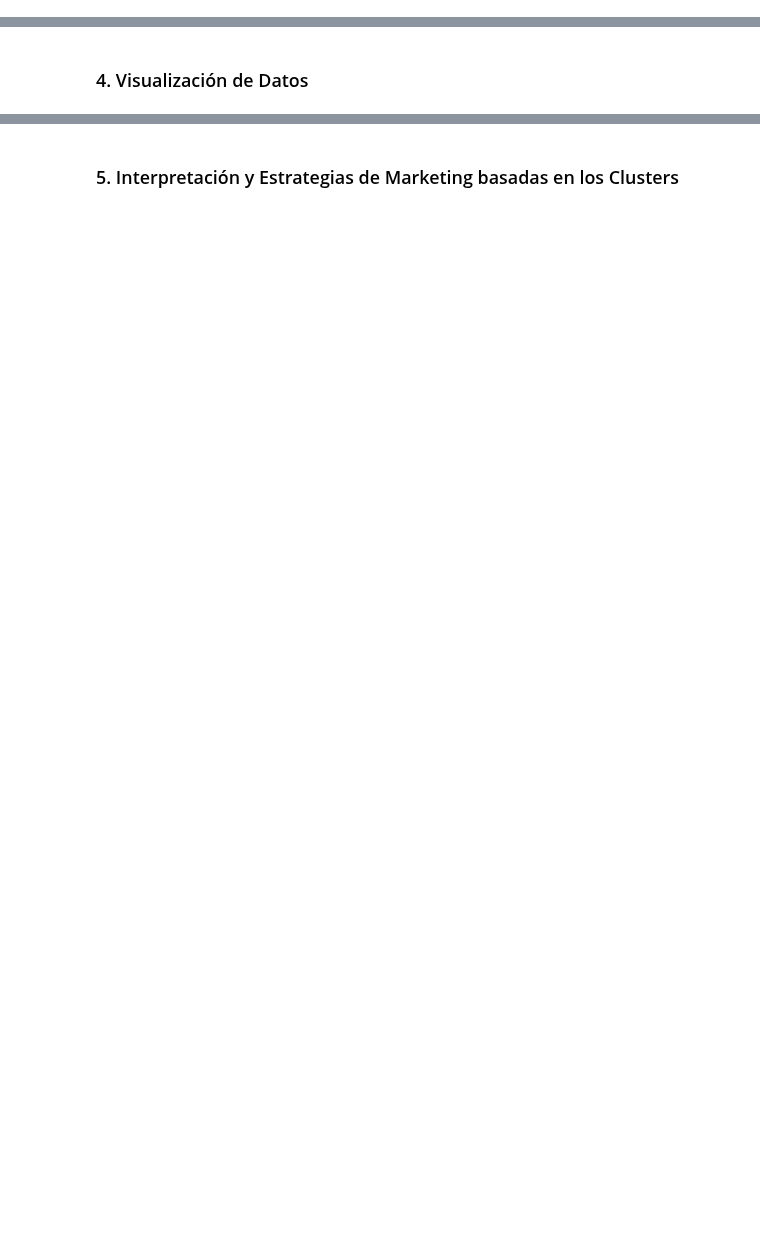
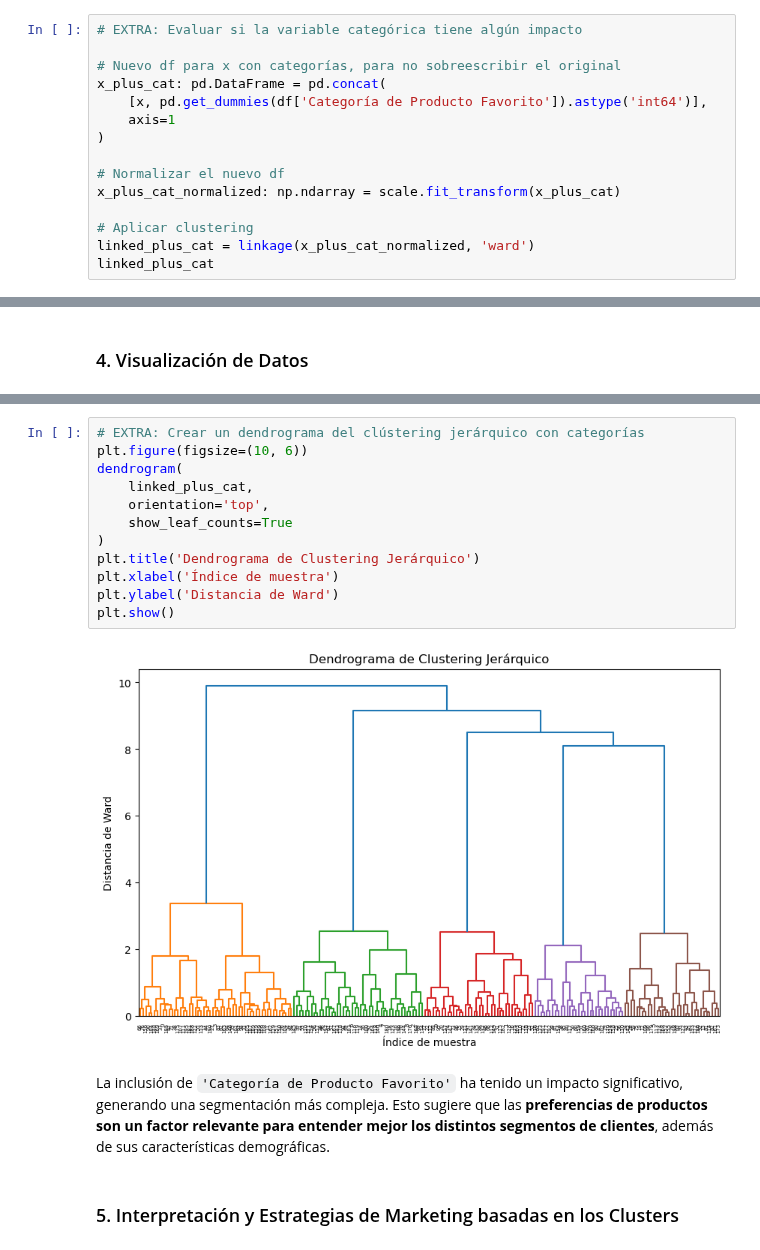
Before and after one commit to frgonzalezb/Udemy_Python_Total_DS_ML, a Jupyter notebook: 12_Machine_Learning_II/Proyecto/Proyecto del Día 12 - Análisis y Clasificación de Clientes.ipynb, the cells around one changed output, grey strips where cells are left out. Cells and saved outputs as stored; diff of their text form; blank space fills up the shorter version.

```diff
--- a/12_Machine_Learning_II/Proyecto/Proyecto del Día 12 - Análisis y Clasificación de Clientes.ipynb
+++ b/12_Machine_Learning_II/Proyecto/Proyecto del Día 12 - Análisis y Clasificación de Clientes.ipynb
@@ -259,0 +260,15 @@ linked.shape
+# %%
+# EXTRA: Evaluar si la variable categórica tiene algún impacto
+
+# Nuevo df para x con categorías, para no sobreescribir el original
+x_plus_cat: pd.DataFrame = pd.concat(
+    [x, pd.get_dummies(df['Categoría de Producto Favorito']).astype('int64')],
+    axis=1
+)
+
+# Normalizar el nuevo df
+x_plus_cat_normalized: np.ndarray = scale.fit_transform(x_plus_cat)
+
+# Aplicar clustering
+linked_plus_cat = linkage(x_plus_cat_normalized, 'ward')
+linked_plus_cat
@@ -323,3 +345,19 @@ plt.show()
+# %%
+# EXTRA: Crear un dendrograma del clústering jerárquico con categorías
+plt.figure(figsize=(10, 6))
+dendrogram(
+    linked_plus_cat,
+    orientation='top',
+    show_leaf_counts=True
+)
+plt.title('Dendrograma de Clustering Jerárquico')
+plt.xlabel('Índice de muestra')
+plt.ylabel('Distancia de Ward')
+plt.show()
+# %% [output]
+[figure, added]
+# %% [markdown]
+La inclusión de `'Categoría de Producto Favorito'` ha tenido un impacto significativo, generando una segmentación más compleja. Esto sugiere que las **preferencias de productos son un factor relevante para entender mejor los distintos segmentos de clientes**, además de sus características demográficas.
 # %% [markdown]
 ### 5. Interpretación y Estrategias de Marketing basadas en los Clusters
 # %%
```
Also changed, not shown: parts of 16 cells of this notebook.
